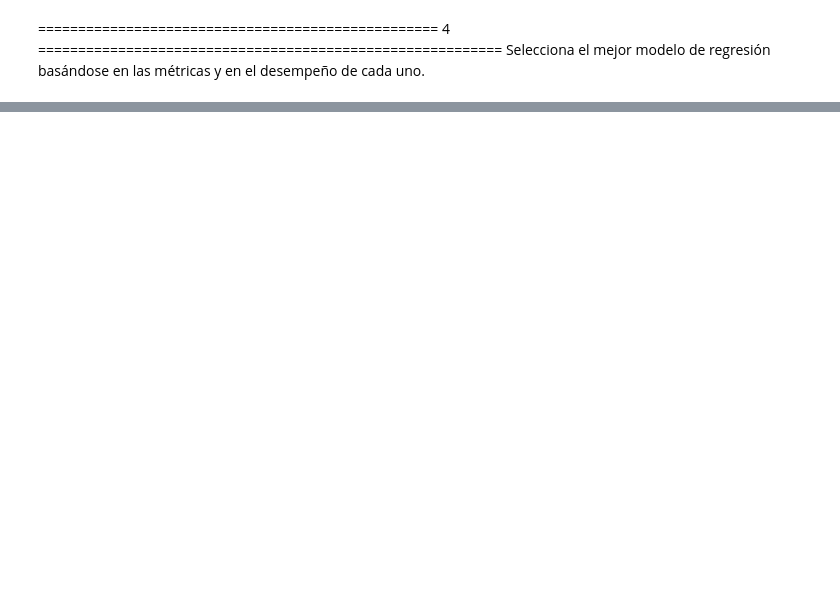
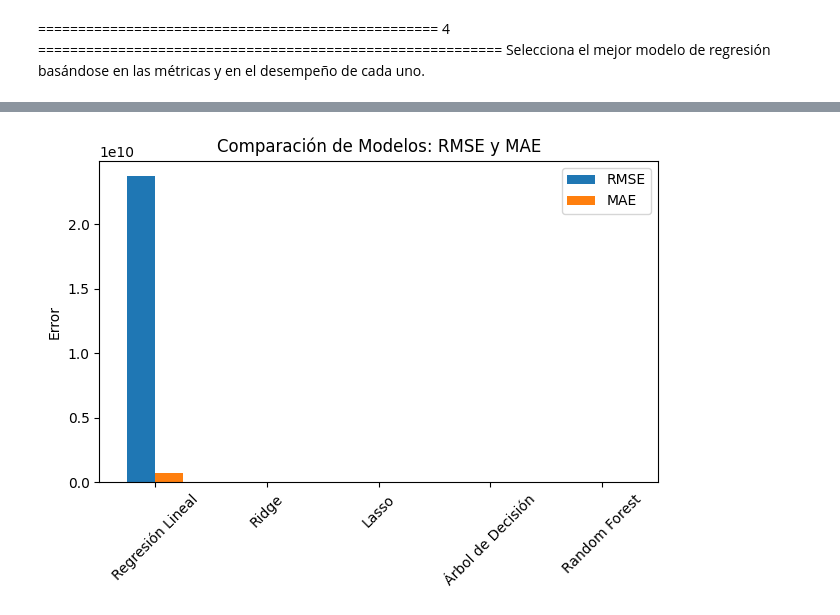
Before and after one commit to Andresilvampuero/machinwow, a Jupyter notebook: wow/notebooks/Exploracion.ipynb, the cells around one changed output, grey strips where cells are left out. Cells and saved outputs as stored; diff of their text form; code cells hidden in the pictures; blank space fills up the shorter version.

```diff
--- a/wow/notebooks/Exploracion.ipynb
+++ b/wow/notebooks/Exploracion.ipynb
@@ -1085,3 +1124,93 @@ Media de validación cruzada (R²): 0.4751 (+/- 0.0335)
 # %% [markdown]
 ================================================== 4 ==========================================================
 Selecciona el mejor modelo de regresión basándose en las métricas y en el desempeño de cada uno.
+# %%
+import pandas as pd
+import numpy as np
+from sklearn.model_selection import train_test_split, cross_val_score
+from sklearn.preprocessing import StandardScaler
+from sklearn.linear_model import LinearRegression, Ridge, Lasso
+from sklearn.tree import DecisionTreeRegressor
+from sklearn.ensemble import RandomForestRegressor
+from sklearn.metrics import mean_squared_error, mean_absolute_error, r2_score
+import matplotlib.pyplot as plt
+
+# Asumiendo que ya tienes tus datos en X_multi e y
+# Si no, aquí hay un ejemplo de cómo podrías prepararlos:
+# X_multi = pd.get_dummies(wowah_data[['race', 'charclass', 'zone', 'timestamp']], columns=['race', 'charclass', 'zone'])
+# y = wowah_data['level']
+
+# Tomar una muestra más pequeña si el conjunto de datos es muy grande
+sample_size = 10000  # Ajusta este número según sea necesario
+if len(X_multi) > sample_size:
+    X_sample = X_multi.sample(n=sample_size, random_state=42)
+    y_sample = y[X_sample.index]
+else:
+    X_sample = X_multi
+    y_sample = y
+
+# Dividir los datos en conjuntos de entrenamiento y prueba
+X_train, X_test, y_train, y_test = train_test_split(X_sample, y_sample, test_size=0.2, random_state=42)
+
+# Escalar las características
+scaler = StandardScaler()
+X_train_scaled = scaler.fit_transform(X_train)
+X_test_scaled = scaler.transform(X_test)
+
+# Definir los modelos a comparar
+models = {
+    'Regresión Lineal': LinearRegression(),
+    'Ridge': Ridge(),
+    'Lasso': Lasso(),
+    'Árbol de Decisión': DecisionTreeRegressor(random_state=42),
+    'Random Forest': RandomForestRegressor(n_estimators=100, random_state=42)
+}
+
+# Función para evaluar el modelo
+def evaluate_model(model, X_train, X_test, y_train, y_test):
+    model.fit(X_train, y_train)
+    y_pred = model.predict(X_test)
+    mse = mean_squared_error(y_test, y_pred)
+    rmse = np.sqrt(mse)
+    mae = mean_absolute_error(y_test, y_pred)
+    r2 = r2_score(y_test, y_pred)
+    cv_scores = cross_val_score(model, X_sample, y_sample, cv=5, scoring='r2')
+    return rmse, mae, r2, np.mean(cv_scores)
+
+# Evaluar cada modelo
+results = {}
+for name, model in models.items():
+    rmse, mae, r2, cv_r2 = evaluate_model(model, X_train_scaled, X_test_scaled, y_train, y_test)
+    results[name] = {'RMSE': rmse, 'MAE': mae, 'R2': r2, 'CV R2': cv_r2}
+
+# Convertir resultados a DataFrame para una mejor visualización
+results_df = pd.DataFrame(results).T
+
+# Imprimir resultados
+print("Resultados de la evaluación de modelos:")
+print(results_df)
+
+# Encontrar el mejor modelo basado en R2 y CV R2
+best_model_r2 = results_df['R2'].idxmax()
+best_model_cv = results_df['CV R2'].idxmax()
+
+print(f"\nMejor modelo basado en R2: {best_model_r2}")
+print(f"Mejor modelo basado en CV R2: {best_model_cv}")
+
+# Visualizar comparación de modelos
+plt.figure(figsize=(12, 6))
+results_df[['RMSE', 'MAE']].plot(kind='bar')
+plt.title('Comparación de Modelos: RMSE y MAE')
+plt.ylabel('Error')
+plt.xticks(rotation=45)
+plt.tight_layout()
+plt.show()
+
+plt.figure(figsize=(12, 6))
+results_df[['R2', 'CV R2']].plot(kind='bar')
+plt.title('Comparación de Modelos: R2 y CV R2')
+plt.ylabel('Score')
+plt.xticks(rotation=45)
+plt.tight_layout()
+plt.show()
+# %% [output]
@@ -1087,0 +1230 @@ Selecciona el mejor modelo de regresión basándose en las métricas y en el des
+[figure, added]
```
Also changed, not shown: parts of 10 cells of this notebook.
